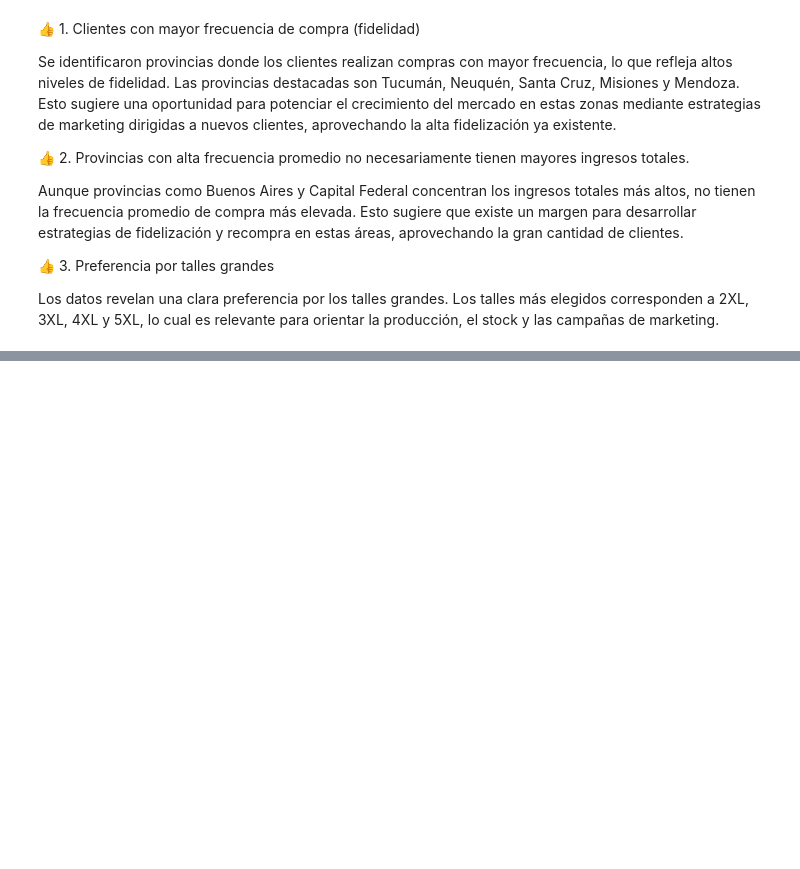
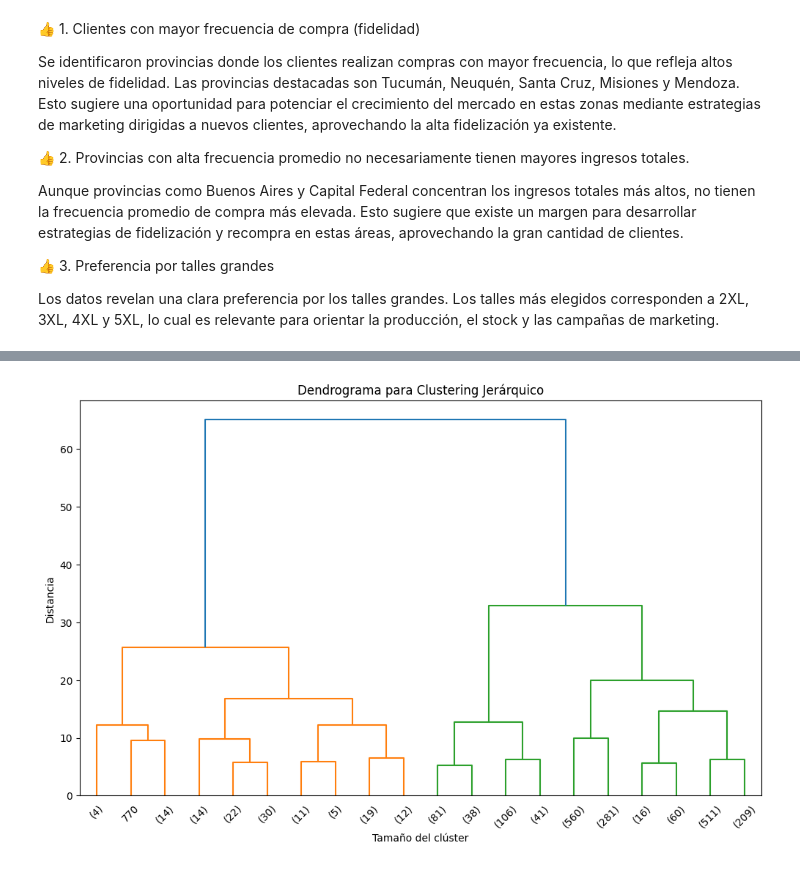
Before and after one commit to KatjaCarvajalCeci/Tochana, a Jupyter notebook: ProyectoDS_Parte2_CarvajalCeciKatja.ipynb, the cells around one changed output, grey strips where cells are left out. Drawn from its saved outputs; the diff is of its cells as text; code cells hidden in the pictures; blank space fills up the shorter version.

```diff
--- a/ProyectoDS_Parte2_CarvajalCeciKatja.ipynb
+++ b/ProyectoDS_Parte2_CarvajalCeciKatja.ipynb
@@ -741,0 +939,15 @@ Los datos revelan una clara preferencia por los talles grandes. Los talles más
+# %%
+linkage_matrix = linkage(variables_escaladas, method='ward')
+
+plt.figure(figsize=(12, 7))
+dendrogram(linkage_matrix, truncate_mode='lastp', p=20, leaf_rotation=45, leaf_font_size=10)
+plt.title('Dendrograma para Clustering Jerárquico')
+plt.xlabel('Tamaño del clúster')
+plt.ylabel('Distancia')
+plt.show()
+
+clustering_jerarquico = AgglomerativeClustering(n_clusters=4, linkage='ward')
+clustering_jerarquico.fit(variables_escaladas)
+df_segmentacion['Cluster_Jerarquico'] = clustering_jerarquico.labels_
+# %% [output]
+[figure, added]
```
Also changed, not shown: parts of 43 cells of this notebook.
